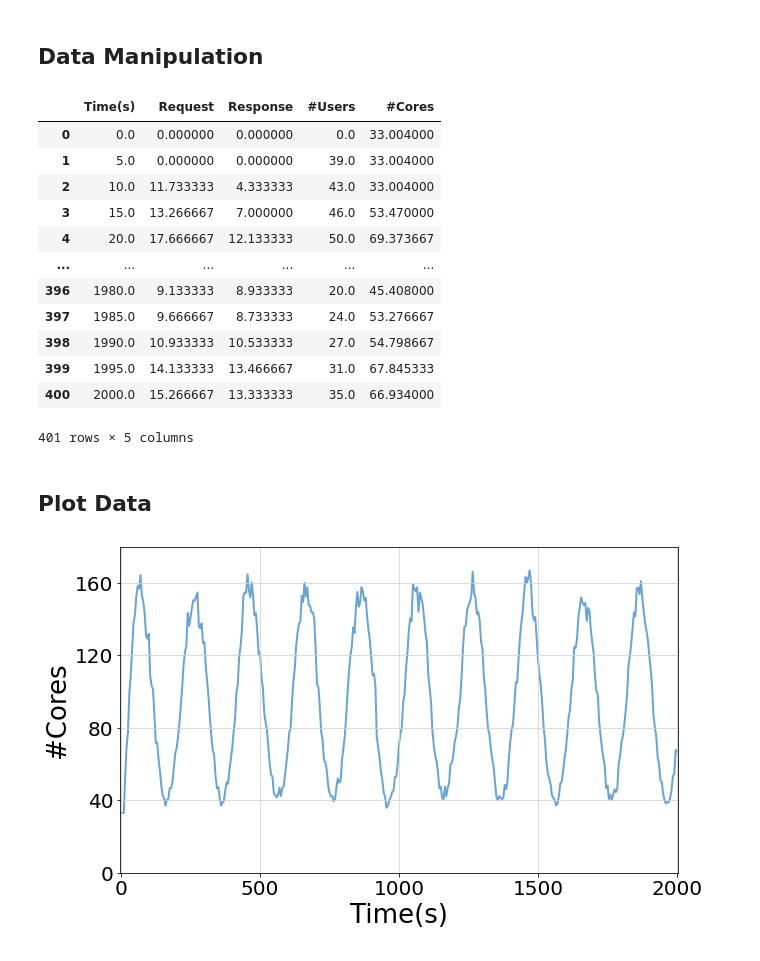
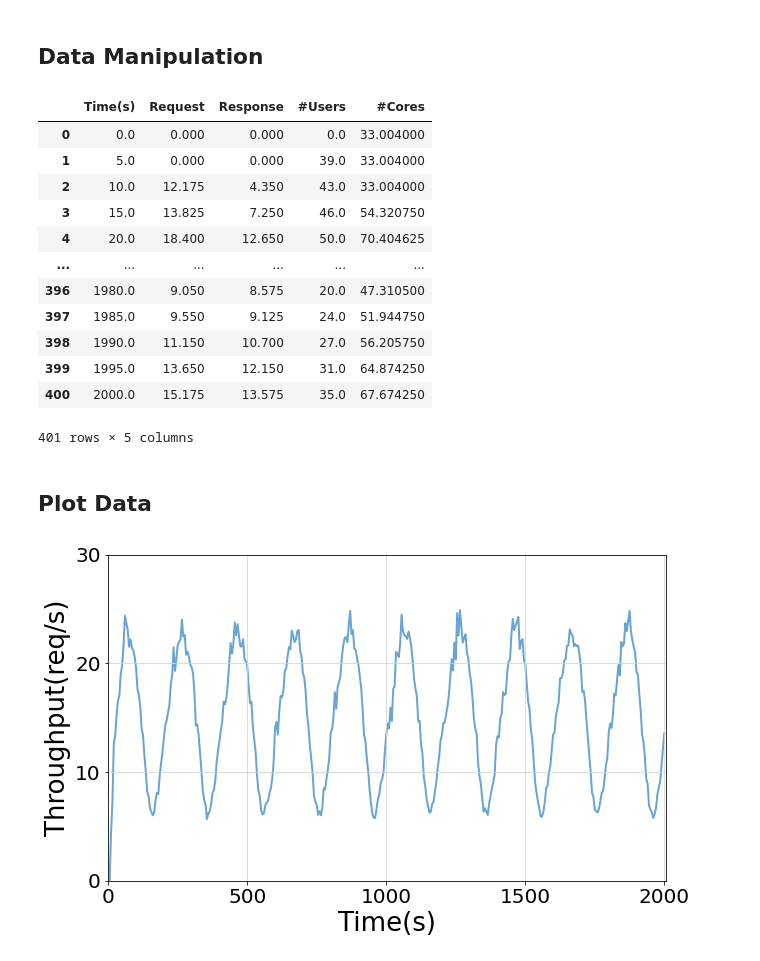
Before and after one commit to LBacchiani/acmeair_abs, a Jupyter notebook: benchmarks/main.ipynb, the cells around one changed output. Drawn from its saved outputs; the diff is of its cells as text; code cells hidden in the pictures.

```diff
--- a/benchmarks/main.ipynb
+++ b/benchmarks/main.ipynb
@@ -13,10 +13,10 @@ Define some constant for plots
 # %%
 data_folder = 'data/'
 
-n_run = sum(1 for item in os.listdir(data_folder) if os.path.isfile(os.path.join(data_folder, item)))
+n_run = 8#sum(1 for item in os.listdir(data_folder) if os.path.isfile(os.path.join(data_folder, item)))
 data_files = ['run' + str(i+1) + ".txt" for i in range(0,n_run)]
 target_cols = ['Response', '#Users', '#Cores']
-target_labels = ['Throughput (req/s)', '#Users', '#Cores']
+target_labels = ['Throughput(req/s)', '#Users', '#Cores']
 save_labels = ['throughput', 'users', 'instances']
 steps = [50, 10, 200]
 cols = [1,3,5,7,9]
@@ -41,22 +41,22 @@ average_df = concatenated_df.groupby(level=0).mean()
 average_df
 # %% [output]
 |  | Time(s) | Request | Response | #Users | #Cores |
-| 0 | 0.0 | 0.000000 | 0.000000 | 0.0 | 33.004000 |
-| 1 | 5.0 | 0.000000 | 0.000000 | 39.0 | 33.004000 |
-| 2 | 10.0 | 11.733333 | 4.333333 | 43.0 | 33.004000 |
-| 3 | 15.0 | 13.266667 | 7.000000 | 46.0 | 53.470000 |
-| 4 | 20.0 | 17.666667 | 12.133333 | 50.0 | 69.373667 |
+| 0 | 0.0 | 0.000 | 0.000 | 0.0 | 33.004000 |
+| 1 | 5.0 | 0.000 | 0.000 | 39.0 | 33.004000 |
+| 2 | 10.0 | 12.175 | 4.350 | 43.0 | 33.004000 |
+| 3 | 15.0 | 13.825 | 7.250 | 46.0 | 54.320750 |
+| 4 | 20.0 | 18.400 | 12.650 | 50.0 | 70.404625 |
 | ... | ... | ... | ... | ... | ... |
-| 396 | 1980.0 | 9.133333 | 8.933333 | 20.0 | 45.408000 |
-| 397 | 1985.0 | 9.666667 | 8.733333 | 24.0 | 53.276667 |
-| 398 | 1990.0 | 10.933333 | 10.533333 | 27.0 | 54.798667 |
-| 399 | 1995.0 | 14.133333 | 13.466667 | 31.0 | 67.845333 |
-| 400 | 2000.0 | 15.266667 | 13.333333 | 35.0 | 66.934000 |
+| 396 | 1980.0 | 9.050 | 8.575 | 20.0 | 47.310500 |
+| 397 | 1985.0 | 9.550 | 9.125 | 24.0 | 51.944750 |
+| 398 | 1990.0 | 11.150 | 10.700 | 27.0 | 56.205750 |
+| 399 | 1995.0 | 13.650 | 12.150 | 31.0 | 64.874250 |
+| 400 | 2000.0 | 15.175 | 13.575 | 35.0 | 67.674250 |
 401 rows × 5 columns
 # %% [markdown]
 ## Plot Data
 # %%
-target_index = 2
+target_index = 0
 save_label = save_labels[target_index]
 
 x = average_df['Time(s)']
@@ -83,31 +83,31 @@ p = ax.plot(x,
            )
 
 up, down, step = 0,0,0
 if target_cols[target_index] == '#Users':
     up = 80
     step = 20
 elif target_cols[target_index] == 'Response':
     up = 30
     step = 10
 elif target_cols[target_index] == '#Cores':
     up = 180
     step = 40
 
 # set axis limits
 ax.set_yscale('linear')
 ax.set_xlim(-2, int(max(x)) + 5)
 ax.set_ylim(down, up)
 ax.set_yticks(range(0, up+1, step))
 
 # set ticks and labels
 ax.set_ylabel(target_labels[target_index], fontsize=26)
 ax.set_xlabel('Time(s)', fontsize=26)
 ax.set_xticks(range(0, int(max(x)) + 500, 500))
 ax.tick_params(axis='both', which='major', labelsize=20)
 
 # legend settings
 #ax.legend(loc='upper left', ncol=1, frameon=True, fontsize=13.5)
 
 fig.savefig(f'../../phd-thesis/figures/{save_label}.pdf', dpi=300, format='pdf', bbox_inches='tight')
 # %% [output]
-[figure, old version]
+[figure, new version]
```
Also changed, not shown: 15 other files.
